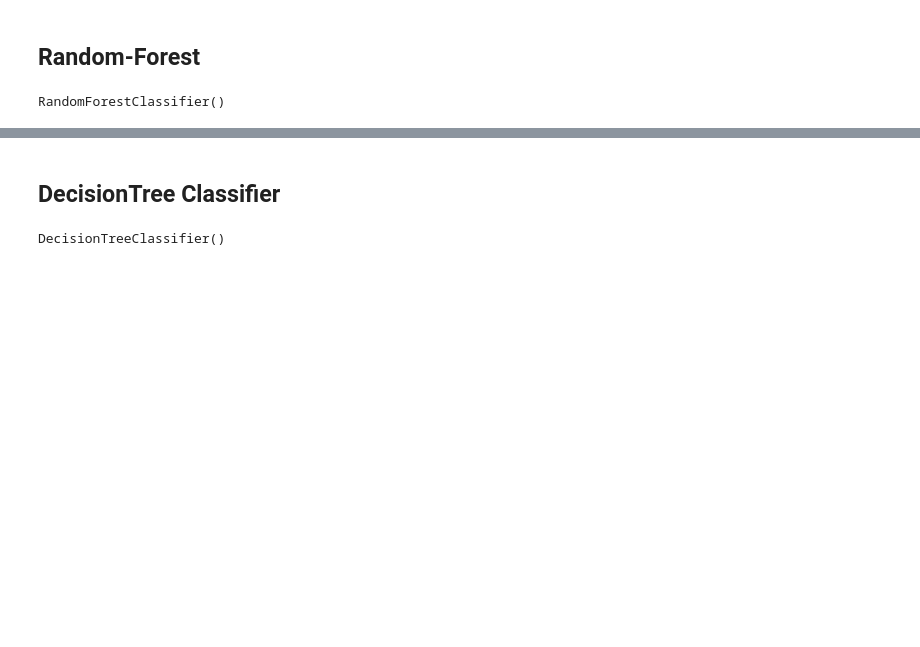
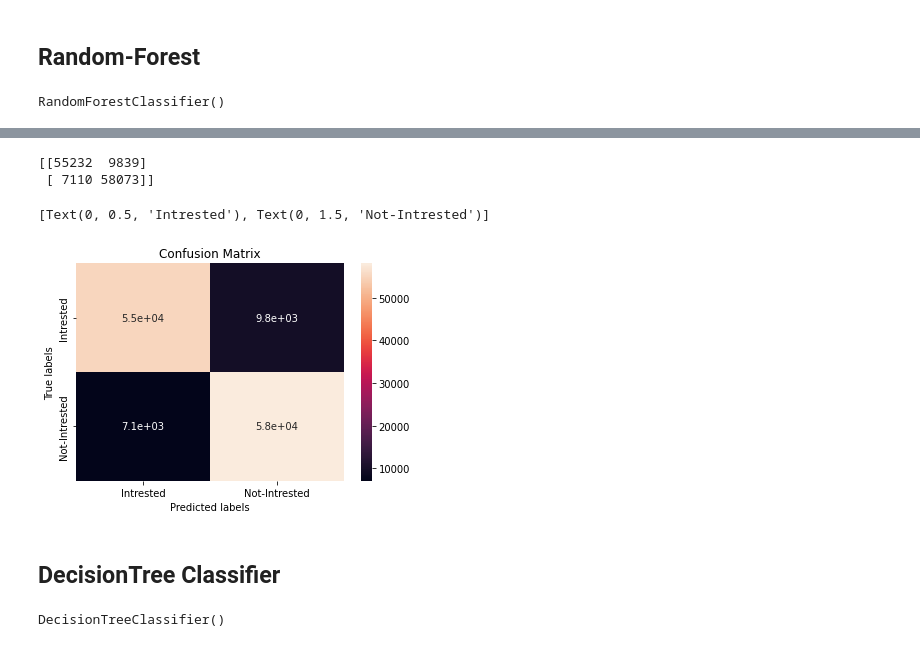
Before and after one commit to pi-mishra/HEALTH-INSURANCE-CROSS-SELL-PREDICTION, a Jupyter notebook: HEALTH_INSURANCE_CROSS_SELL_PREDICTION_(piyush).ipynb, the cells around one changed output, grey strips where cells are left out. Drawn from its saved outputs; the diff is of its cells as text; code cells hidden in the pictures; blank space fills up the shorter version.

```diff
--- a/HEALTH_INSURANCE_CROSS_SELL_PREDICTION_(piyush).ipynb
+++ b/HEALTH_INSURANCE_CROSS_SELL_PREDICTION_(piyush).ipynb
@@ -651,3 +672,24 @@ weighted avg       0.87      0.87      0.87    130254
+# %%
+# Get the confusion matrix for test data
+
+labels = ['Intrested', 'Not-Intrested']
+cm = confusion_matrix(y_test, RandomForest_y_test_pred)
+print(cm)
+
+ax= plt.subplot()
+sns.heatmap(cm, annot=True, ax = ax); #annot=True to annotate cells
+
+# labels, title and ticks
+ax.set_xlabel('Predicted labels')
+ax.set_ylabel('True labels')
+ax.set_title('Confusion Matrix')
+ax.xaxis.set_ticklabels(labels)
+ax.yaxis.set_ticklabels(labels)
+# %% [output]
+[[55232  9839]
+ [ 7110 58073]]
+[Text(0, 0.5, 'Intrested'), Text(0, 1.5, 'Not-Intrested')]
+[figure, added]
 # %% [markdown]
 ## DecisionTree Classifier
 # %%
```
Also changed, not shown: parts of 6 cells of this notebook.
